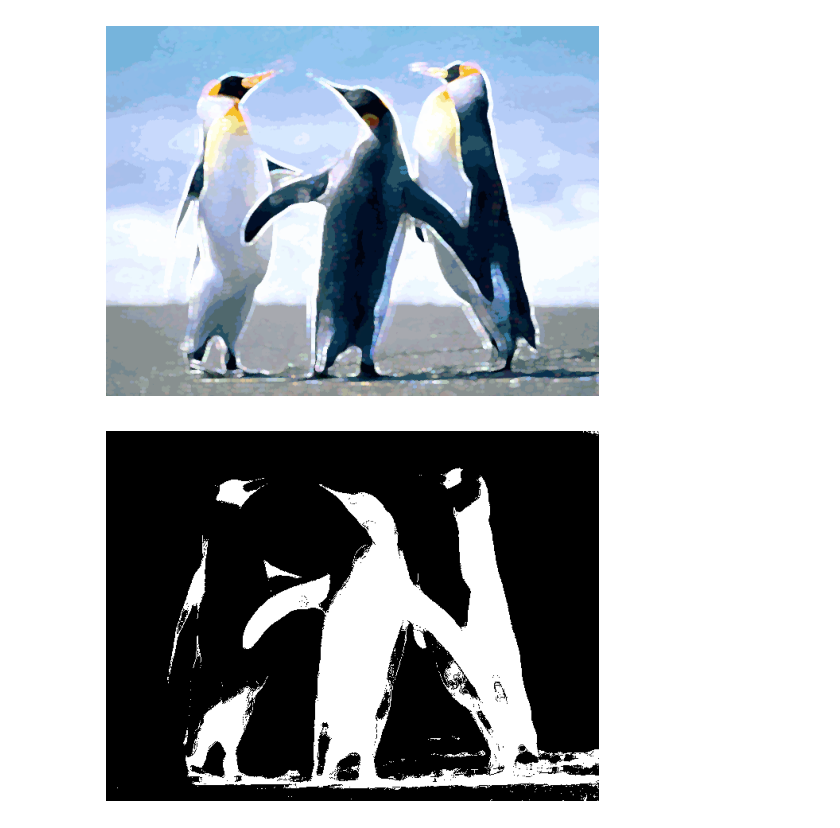
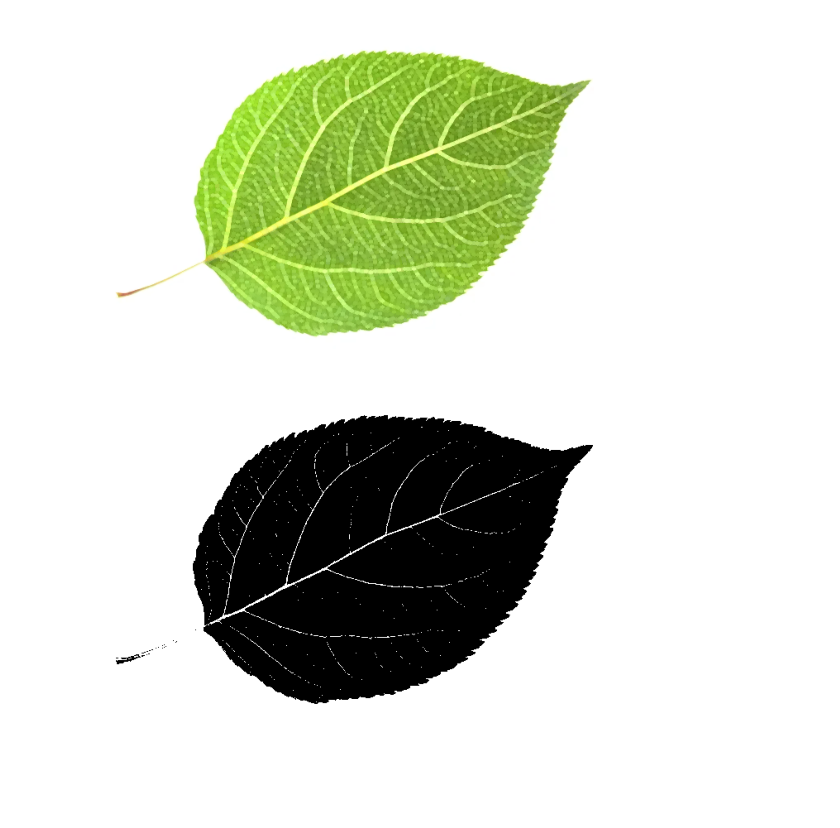
Before and after one commit to LucasAbsalao/bio-inspired_algorithm, a Jupyter notebook: preprocess_pipeline/pdi.ipynb, the cells around one changed output. Saved outputs shown, nothing was run; the diff lists cells and outputs as text; code cells hidden in the pictures; blank space fills up the shorter version.

```diff
--- a/preprocess_pipeline/pdi.ipynb
+++ b/preprocess_pipeline/pdi.ipynb
@@ -11,7 +11,7 @@ def show_img(image, gray = False):
     plt.axis('off')
     plt.show()
 # %%
-penguin = cv2.imread("penguin.png")
+penguin = cv2.imread("leaf.jpg")
 
 penguin = cv2.cvtColor(penguin, cv2.COLOR_BGR2RGB)
 show_img(penguin)
@@ -89,7 +89,7 @@ def dilate(image, size):
 d = dilate(penguin, 5)
 show_img(d)
 # %% [output]
-[figure, old version]
+[figure, new version]
 # %%
 def segmentation(image, segmentation_type):
     if segmentation_type == 0: #OTSU
@@ -101,42 +101,47 @@ def segmentation(image, segmentation_type):
         vectorized = np.float32(vectorized)
 
         attempts = 10
         criteria = (cv2.TERM_CRITERIA_EPS + cv2.TERM_CRITERIA_MAX_ITER, 10, 0.9)
 
         ret,label,center = cv2.kmeans(vectorized,2,None,criteria,attempts,cv2.KMEANS_RANDOM_CENTERS)
 
         bit_mask = label.reshape((image.shape[:2]))
         bit_mask = cv2.normalize(bit_mask.astype('float32'), None, alpha=0, beta=255, norm_type=cv2.NORM_MINMAX)
         bit_mask = bit_mask.astype(np.uint8)
 
     elif segmentation_type == 2: #adaptive threshold
         image_gray = cv2.cvtColor(image, cv2.COLOR_RGB2GRAY)
         bit_mask = cv2.adaptiveThreshold(image_gray, 255, cv2.ADAPTIVE_THRESH_GAUSSIAN_C, cv2.THRESH_BINARY, 11, 2)
 
-    elif segmentation_type == 3:
-        matrix = image.reshape((-1, 3)).astype(np.float32)
+    elif segmentation_type == 'pca': #PCA
+        if len(image.shape)>2:
+            matrix = image.reshape((-1, 3)).astype(np.float32)
+            mean_matrix = np.mean(matrix, axis=0, keepdims=True)
 
-        mean_matrix = np.mean(matrix, axis=0)
+            centered_matrix = matrix - mean_matrix
 
-        centered_matrix = matrix - mean_matrix
 
-        cov_matrix = np.cov(centered_matrix, rowvar=False)
+            cov_matrix = np.cov(centered_matrix, rowvar=False)
+            eigenvalues, eigenvectors = np.linalg.eig(cov_matrix)
 
-        eigenvalues, eigenvectors = np.linalg.eig(cov_matrix)
+            max_arg = np.argmax(eigenvalues)
+            top_eigenvector = eigenvectors[:, max_arg]
 
-        max_arg = np.argmax(eigenvalues)
-        top_eigenvector = eigenvectors[max_arg]
+            projected_data = np.dot(centered_matrix, top_eigenvector)
 
-        projected_data = np.dot(centered_matrix, top_eigenvector)
+            projected_image = projected_data.reshape((image.shape[:2]))
 
-        projected_image = projected_data.reshape((image.shape[:2]))
+        else:
+            projected_image = image.copy()
+
+
         pca_image = cv2.normalize(projected_image, None, 0, 255, cv2.NORM_MINMAX).astype(np.uint8)
 
         ret, bit_mask = cv2.threshold(pca_image,0,255,cv2.THRESH_BINARY+cv2.THRESH_OTSU)
 
     return bit_mask
 
-bit_mask = segmentation(penguin, 3)
+bit_mask = segmentation(penguin[:,:,0], 'pca')
 show_img(bit_mask, gray = True)
 # %% [output]
-[figure, old version]
+[figure, new version]
```
Also changed, not shown: parts of 6 cells of this notebook, 3 other files.
